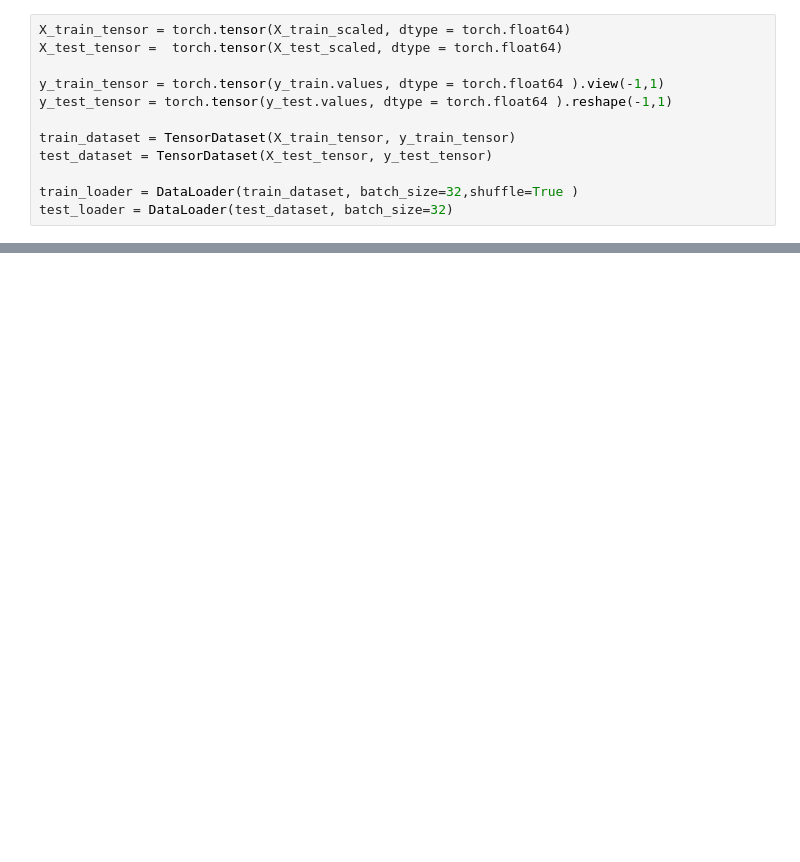
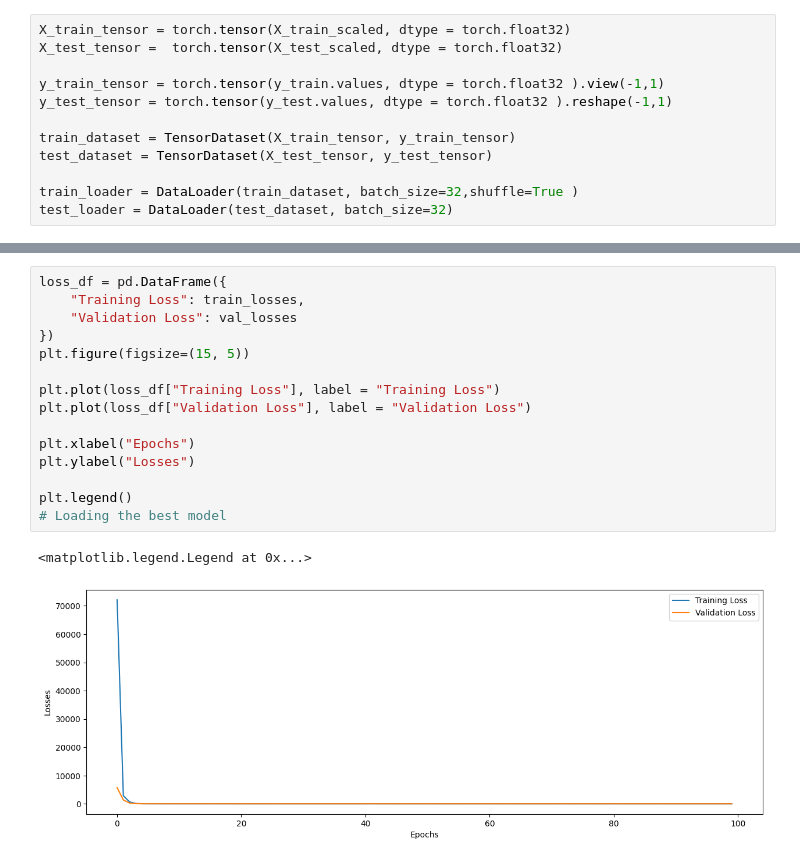
Before and after one commit to vishwa-Ansh/Machine_learning___, a Jupyter notebook: Deep_leaning__/ANN_regression___.ipynb, the cells around one changed output, grey strips where cells are left out. Drawn from its saved outputs; the diff is of its cells as text; blank space fills up the shorter version.

```diff
--- a/Deep_leaning__/ANN_regression___.ipynb
+++ b/Deep_leaning__/ANN_regression___.ipynb
@@ -73,9 +86,9 @@ array([[ 0.74805289,  0.72006931, -0.32660017, -0.49711722],
 # %%
-X_train_tensor = torch.tensor(X_train_scaled, dtype = torch.float64)
-X_test_tensor =  torch.tensor(X_test_scaled, dtype = torch.float64)
+X_train_tensor = torch.tensor(X_train_scaled, dtype = torch.float32)
+X_test_tensor =  torch.tensor(X_test_scaled, dtype = torch.float32)
 
-y_train_tensor = torch.tensor(y_train.values, dtype = torch.float64 ).view(-1,1)
-y_test_tensor = torch.tensor(y_test.values, dtype = torch.float64 ).reshape(-1,1)
+y_train_tensor = torch.tensor(y_train.values, dtype = torch.float32 ).view(-1,1)
+y_test_tensor = torch.tensor(y_test.values, dtype = torch.float32 ).reshape(-1,1)
 
 train_dataset = TensorDataset(X_train_tensor, y_train_tensor)
 test_dataset = TensorDataset(X_test_tensor, y_test_tensor)
@@ -104,0 +212,18 @@ class Artifficial_Neural_network(nn.Module):
+# %%
+loss_df = pd.DataFrame({
+    "Training Loss": train_losses,
+    "Validation Loss": val_losses
+})
+plt.figure(figsize=(15, 5))
+
+plt.plot(loss_df["Training Loss"], label = "Training Loss")
+plt.plot(loss_df["Validation Loss"], label = "Validation Loss")
+
+plt.xlabel("Epochs")
+plt.ylabel("Losses")
+
+plt.legend()
+# Loading the best model
+# %% [output]
+<matplotlib.legend.Legend at 0x...>
+[figure, added]
```
Also changed, not shown: parts of 9 cells of this notebook, 3 other files.
